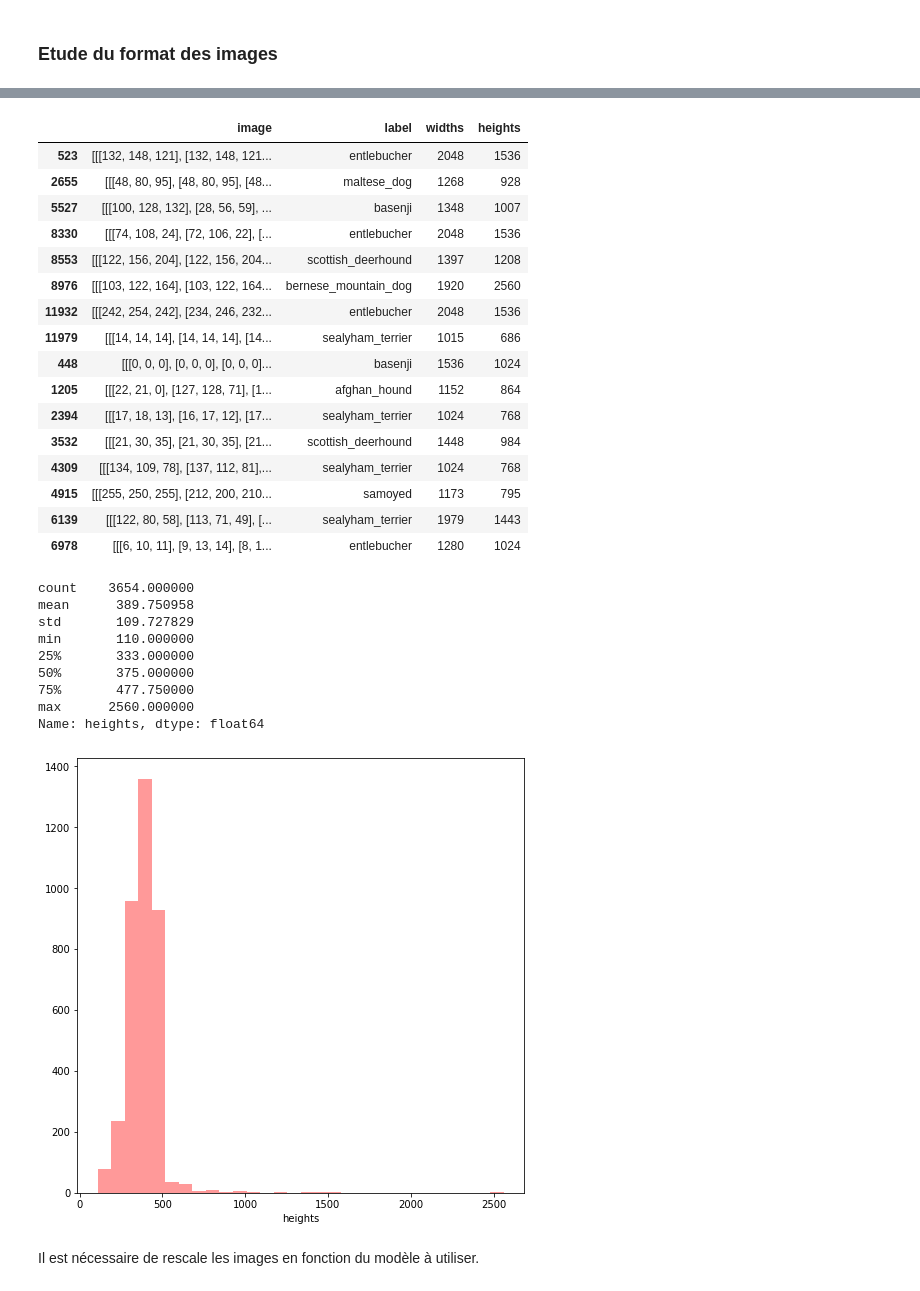
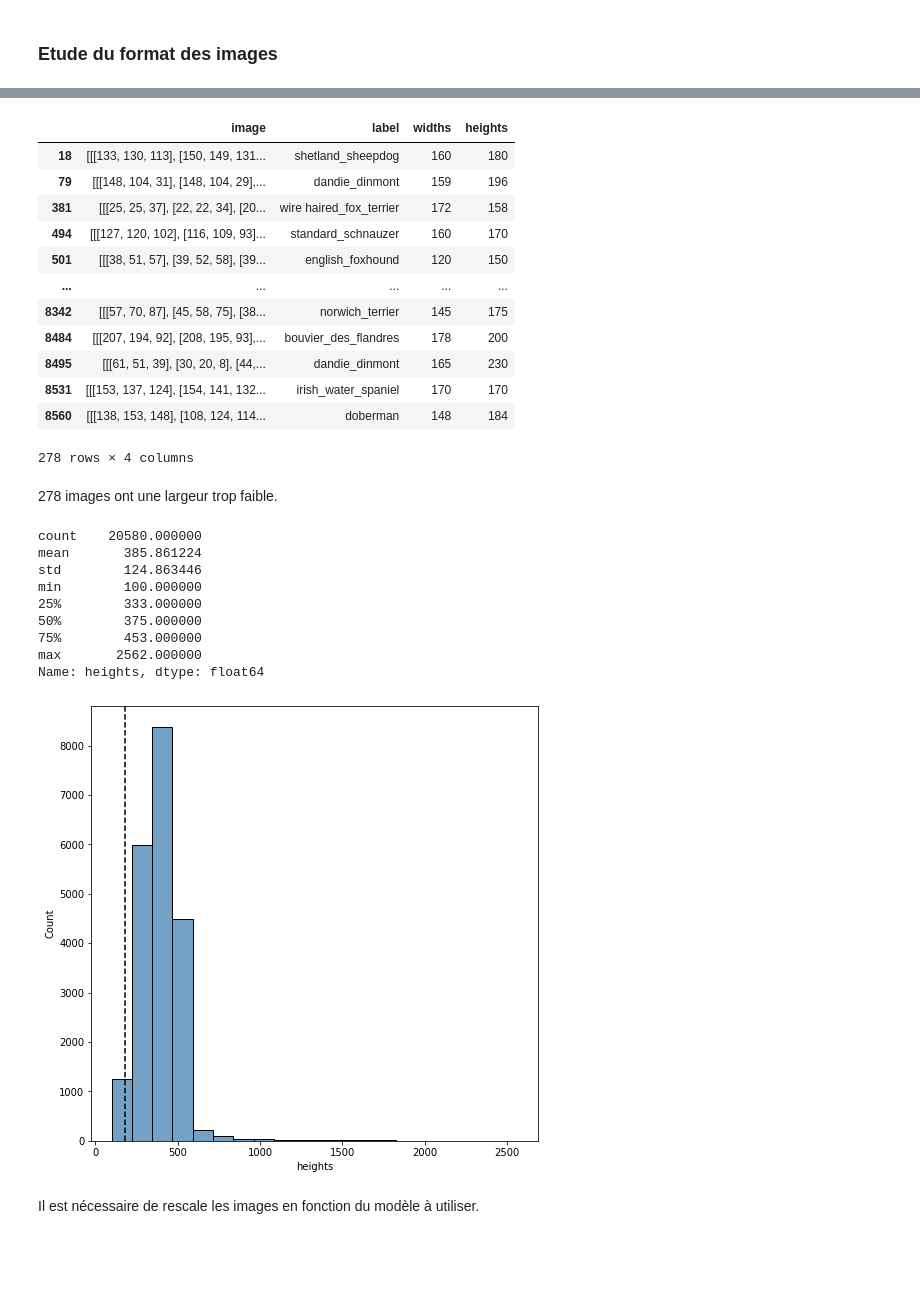
Before and after one commit to VincentNFR/openclassrooms_p06, a Jupyter notebook: analyse_exploratoire.ipynb, the cells around one changed output, grey strips where cells are left out. Cells and saved outputs as stored; diff of their text form; code cells hidden in the pictures; blank space fills up the shorter version.

```diff
--- a/analyse_exploratoire.ipynb
+++ b/analyse_exploratoire.ipynb
@@ -174,5 +123,0 @@ df.shape
-# %%
-df['label'] = df['label'].apply(lambda x: x if x in labels_to_keep else None)
-# %%
-df.dropna(subset=['label'], inplace=True)
-df.shape
@@ -201,41 +147,40 @@ plt.show()
 # %%
-df[df['widths']>1000]
+df[df['widths']<180]
 # %% [output]
 |  | image | label | widths | heights |
-| 523 | [[[132, 148, 121], [132, 148, 121... | entlebucher | 2048 | 1536 |
-| 2655 | [[[48, 80, 95], [48, 80, 95], [48... | maltese_dog | 1268 | 928 |
-| 5527 | [[[100, 128, 132], [28, 56, 59], ... | basenji | 1348 | 1007 |
-| 8330 | [[[74, 108, 24], [72, 106, 22], [... | entlebucher | 2048 | 1536 |
-| 8553 | [[[122, 156, 204], [122, 156, 204... | scottish_deerhound | 1397 | 1208 |
-| 8976 | [[[103, 122, 164], [103, 122, 164... | bernese_mountain_dog | 1920 | 2560 |
-| 11932 | [[[242, 254, 242], [234, 246, 232... | entlebucher | 2048 | 1536 |
-| 11979 | [[[14, 14, 14], [14, 14, 14], [14... | sealyham_terrier | 1015 | 686 |
-| 448 | [[[0, 0, 0], [0, 0, 0], [0, 0, 0]... | basenji | 1536 | 1024 |
-| 1205 | [[[22, 21, 0], [127, 128, 71], [1... | afghan_hound | 1152 | 864 |
-| 2394 | [[[17, 18, 13], [16, 17, 12], [17... | sealyham_terrier | 1024 | 768 |
-| 3532 | [[[21, 30, 35], [21, 30, 35], [21... | scottish_deerhound | 1448 | 984 |
-| 4309 | [[[134, 109, 78], [137, 112, 81],... | sealyham_terrier | 1024 | 768 |
-| 4915 | [[[255, 250, 255], [212, 200, 210... | samoyed | 1173 | 795 |
-| 6139 | [[[122, 80, 58], [113, 71, 49], [... | sealyham_terrier | 1979 | 1443 |
-| 6978 | [[[6, 10, 11], [9, 13, 14], [8, 1... | entlebucher | 1280 | 1024 |
+| 18 | [[[133, 130, 113], [150, 149, 131... | shetland_sheepdog | 160 | 180 |
+| 79 | [[[148, 104, 31], [148, 104, 29],... | dandie_dinmont | 159 | 196 |
+| 381 | [[[25, 25, 37], [22, 22, 34], [20... | wire haired_fox_terrier | 172 | 158 |
+| 494 | [[[127, 120, 102], [116, 109, 93]... | standard_schnauzer | 160 | 170 |
+| 501 | [[[38, 51, 57], [39, 52, 58], [39... | english_foxhound | 120 | 150 |
+| ... | ... | ... | ... | ... |
+| 8342 | [[[57, 70, 87], [45, 58, 75], [38... | norwich_terrier | 145 | 175 |
+| 8484 | [[[207, 194, 92], [208, 195, 93],... | bouvier_des_flandres | 178 | 200 |
+| 8495 | [[[61, 51, 39], [30, 20, 8], [44,... | dandie_dinmont | 165 | 230 |
+| 8531 | [[[153, 137, 124], [154, 141, 132... | irish_water_spaniel | 170 | 170 |
+| 8560 | [[[138, 153, 148], [108, 124, 114... | doberman | 148 | 184 |
+278 rows × 4 columns
+# %% [markdown]
+278 images ont une largeur trop faible.
 # %%
 df['heights'].describe()
 # %% [output]
-count    3654.000000
-mean      389.750958
-std       109.727829
-min       110.000000
-25%       333.000000
-50%       375.000000
-75%       477.750000
-max      2560.000000
+count    20580.000000
+mean       385.861224
+std        124.863446
+min        100.000000
+25%        333.000000
+50%        375.000000
+75%        453.000000
+max       2562.000000
 Name: heights, dtype: float64
 # %%
 plt.figure(figsize=(8,8), facecolor='white')
-sns.distplot(df['heights'], kde = False, color ='red', bins = 30)
+sns.histplot(df['heights'], kde = False, color ='steelblue', bins = 20)
+plt.axvline(x=180, c='k', linestyle='dashed')
 plt.show()
 # %% [output]
-[figure, old version]
+[figure, new version]
 # %% [markdown]
 Il est nécessaire de rescale les images en fonction du modèle à utiliser.
 # %%
```
Also changed, not shown: parts of 22 cells of this notebook.
